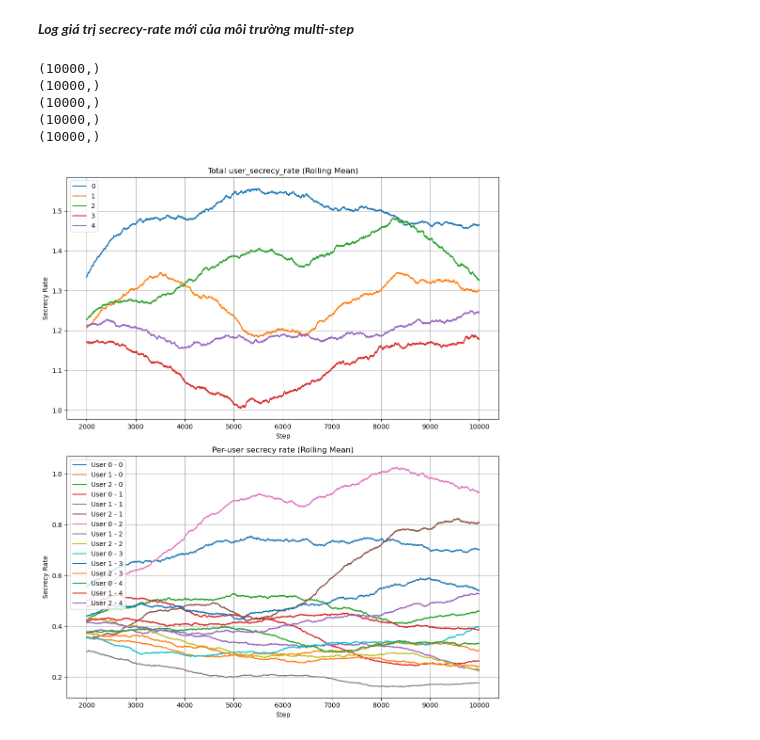
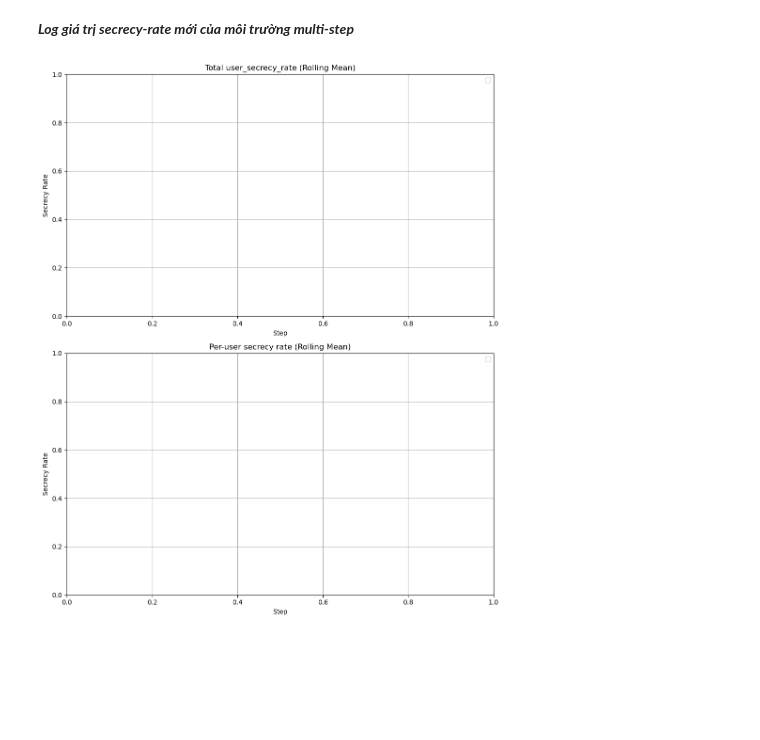
Before and after one commit to lamtd1/MovableAntenna, a Jupyter notebook: logger.ipynb, the cells around one changed output. Cells and saved outputs as stored; diff of their text form; code cells hidden in the pictures; blank space fills up the shorter version.

```diff
--- a/logger.ipynb
+++ b/logger.ipynb
@@ -104,6 +106,11 @@ result_list_1M_Normalize = [
     '/Users/taduylam/Workspace/Lab/0/3. MovableAntenna/monitor_log/PPO_1765086336no_custom_name_PPO_timeStep_1000000.monitor.csv'
 ]
 
+result_list_300K_1_env = [
+    ""
+]
+
+
 # colors = ['r', 'g', 'b', 'y']
 
 # names = [
@@ -115,12 +122,14 @@ result_list_1M_Normalize = [
 # ]
 cnt = 0
 
+# adversarial policy ->
+
 def convert_str_arr(series):
     return series.apply(lambda x: np.fromstring(x.strip('[]'), sep=' '))
 
 fig, ax = plt.subplots(2, 1, figsize=(10, 12))
 
-for path in result_list_1M_Normalize:
+for path in result_list_300K_1_env:
     if path == "":
         continue
 
@@ -130,43 +139,38 @@ for path in result_list_1M_Normalize:
     # Convert Series → 2D numpy array
     matrix = np.vstack(converted.values)  # shape: (num_steps, num_users)
 
-    total_secrecy = matrix.sum(axis=1)
+    total_secrecy = matrix.sum(axis=1)[:100]
     print(total_secrecy.shape)
-    rolling = pd.Series(total_secrecy).rolling(window=2000).mean()
+    rolling = pd.Series(total_secrecy).rolling(window=1).mean()
 
     # ax[0].plot(rolling, color=colors[0], label=names[0])
     ax[0].plot(rolling, label=f"{cnt}")
 
     # colors.pop(0)
     # names.pop(0)
 
     num_users = matrix.shape[1]
 
     for u in range(num_users):
         ax[1].plot(
-            pd.Series(matrix[:, u]).rolling(window=2000).mean(),
+            pd.Series(matrix[:, u]).rolling(window=1).mean(),
             label=f"User {u} - {cnt}"
         )
     cnt += 1
 
 ax[0].set_title("Total user_secrecy_rate (Rolling Mean)")
 ax[0].set_xlabel("Step")
 ax[0].set_ylabel("Secrecy Rate")
 ax[0].grid()
 ax[0].legend()
 
 ax[1].set_title("Per-user secrecy rate (Rolling Mean)")
 ax[1].set_xlabel("Step")
 ax[1].set_ylabel("Secrecy Rate")
 ax[1].grid()
 ax[1].legend()
 
 plt.tight_layout()
 plt.show()
 # %% [output]
-(10000,)
-(10000,)
-(10000,)
-(10000,)
-(10000,)
-[figure, old version]
+[figure, new version]
```
Also changed, not shown: parts of 2 cells of this notebook, 13 other files.
